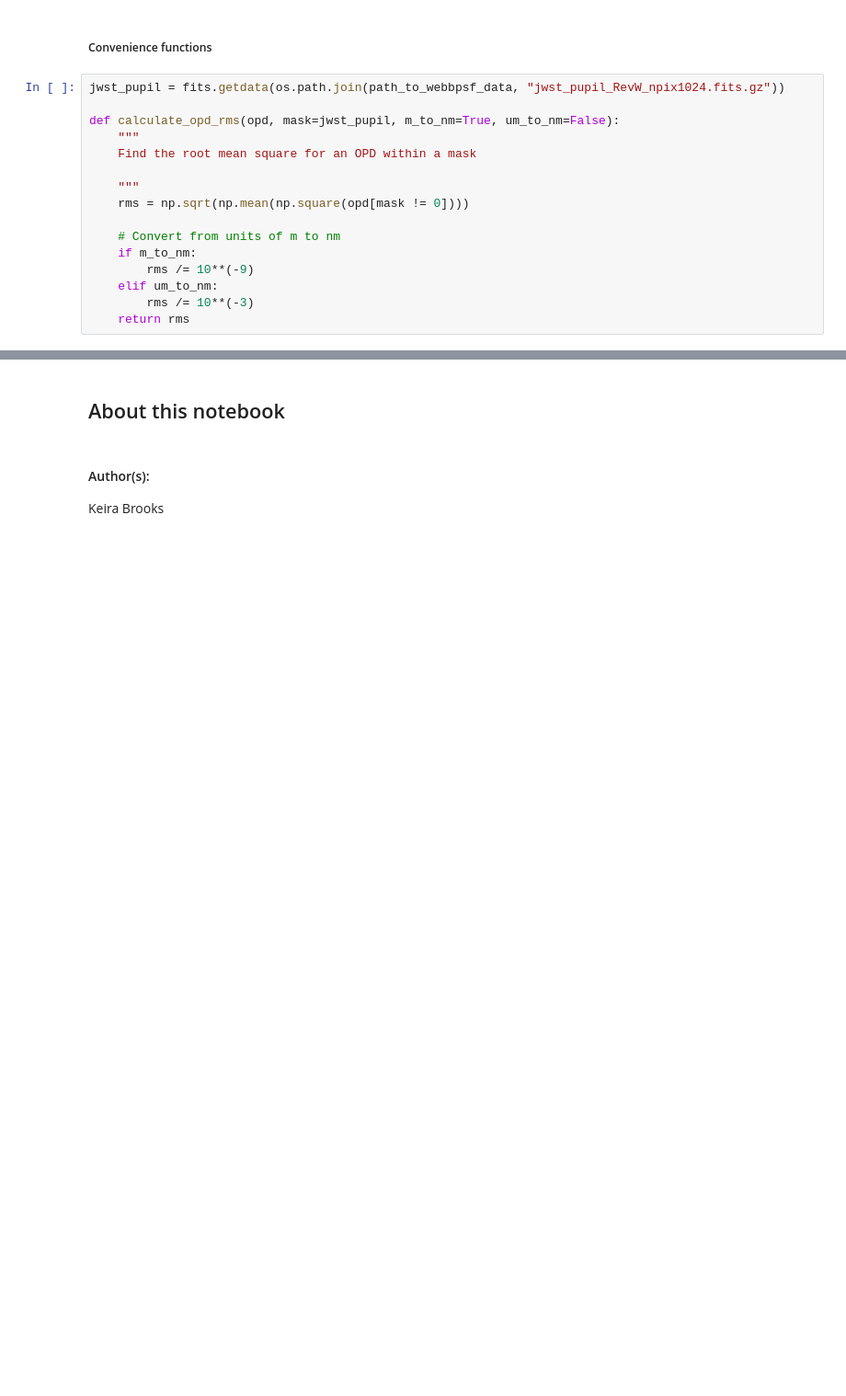
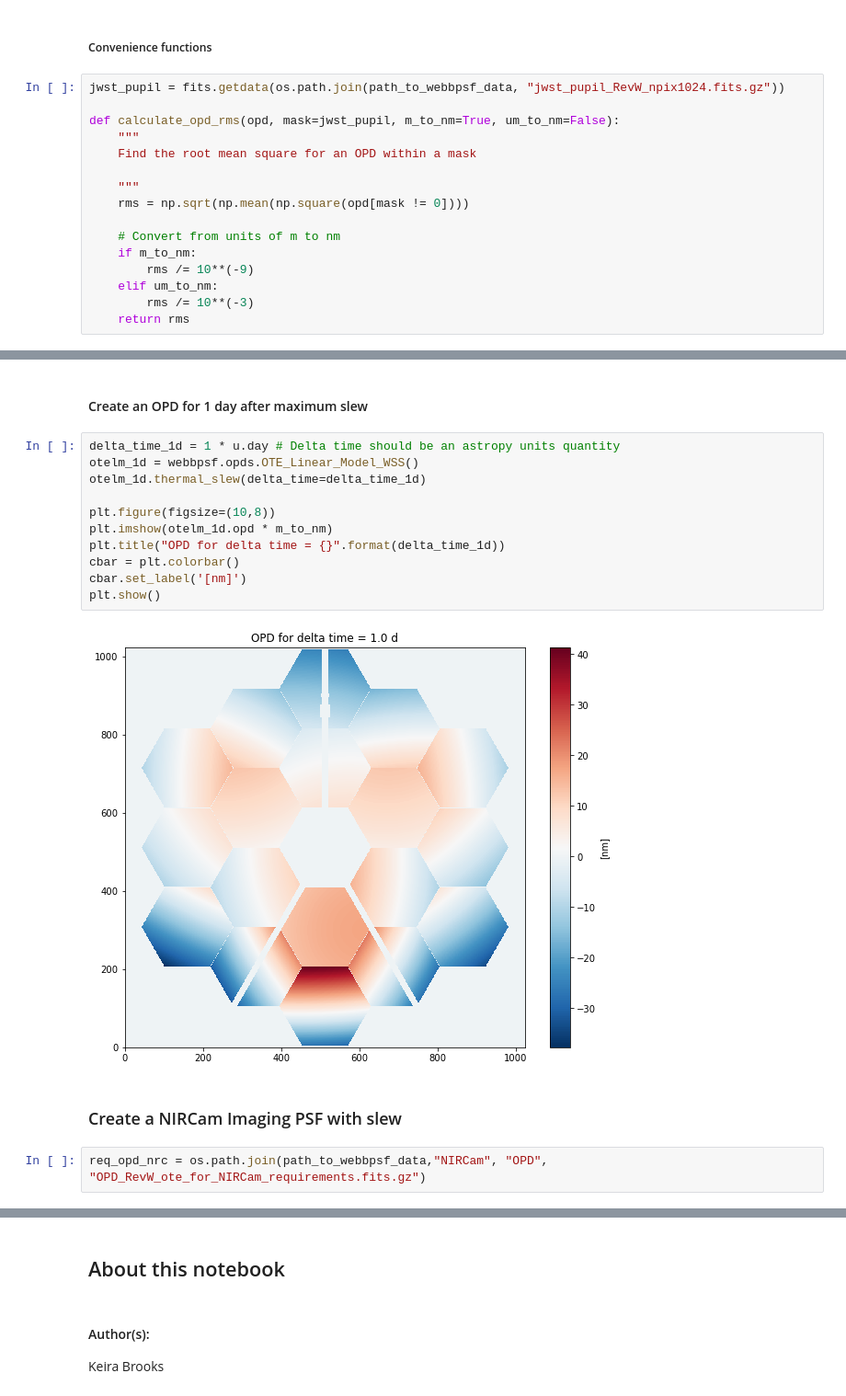
Before and after one commit to spacetelescope/webbpsf, a Jupyter notebook: notebooks/Example Construction of OPDs from Delta Time After Slew.ipynb, the cells around one changed output, grey strips where cells are left out. Shown at 92% size. Saved outputs shown, nothing was run; the diff lists cells and outputs as text; blank space fills up the shorter version.

```diff
--- a/notebooks/Example Construction of OPDs from Delta Time After Slew.ipynb
+++ b/notebooks/Example Construction of OPDs from Delta Time After Slew.ipynb
@@ -438,0 +359,20 @@ plt.show()
+# %% [markdown]
+#### Create an OPD for 1 day after maximum slew
+# %%
+delta_time_1d = 1 * u.day # Delta time should be an astropy units quantity
+otelm_1d = webbpsf.opds.OTE_Linear_Model_WSS()
+otelm_1d.thermal_slew(delta_time=delta_time_1d)
+
+plt.figure(figsize=(10,8))
+plt.imshow(otelm_1d.opd * m_to_nm)
+plt.title("OPD for delta time = {}".format(delta_time_1d))
+cbar = plt.colorbar()
+cbar.set_label('[nm]')
+plt.show()
+# %% [output]
+[figure, added]
+# %% [markdown]
+<a id='section4.1'></a>
+### Create a NIRCam Imaging PSF with slew
+# %%
+req_opd_nrc = os.path.join(path_to_webbpsf_data,"NIRCam", "OPD", "OPD_RevW_ote_for_NIRCam_requirements.fits.gz")
```
Also changed, not shown: parts of 45 cells of this notebook.
